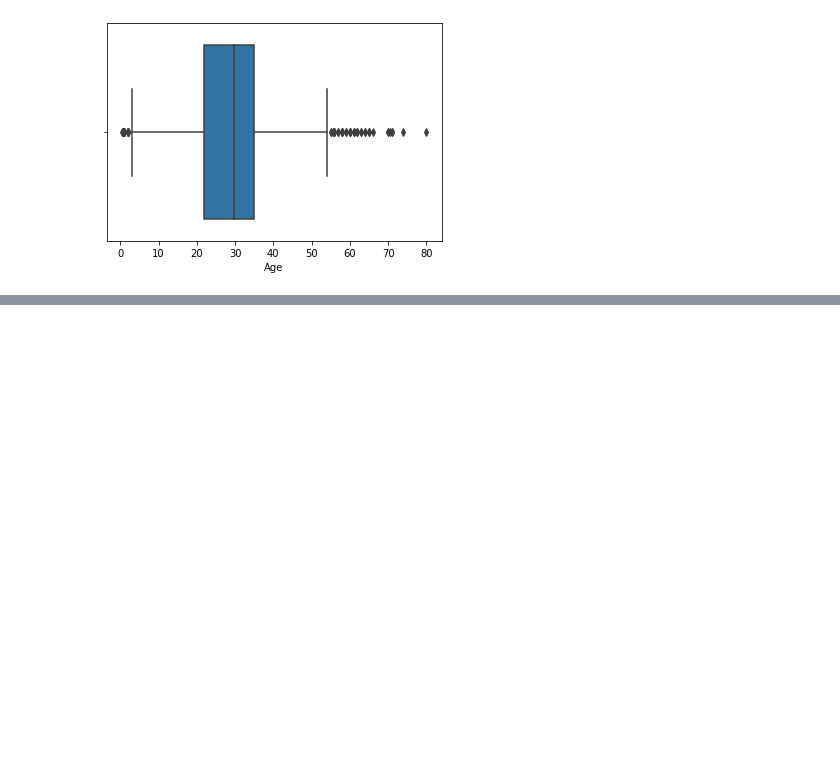
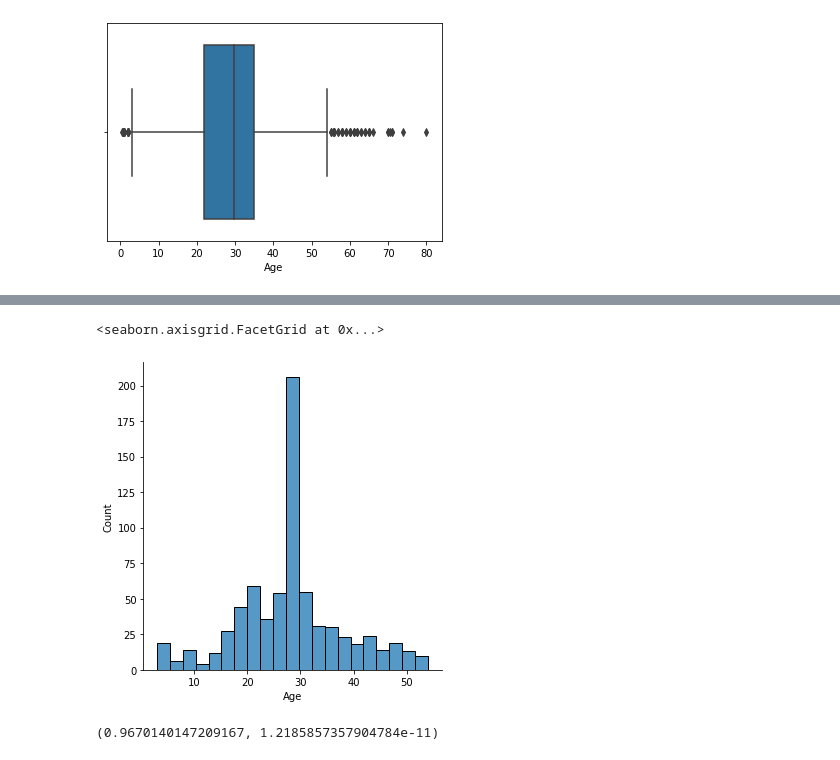
Before and after one commit to PashaIanko/Kaggle.Titanic, a Jupyter notebook: Main.ipynb, the cells around one changed output, grey strips where cells are left out. Drawn from its saved outputs; the diff is of its cells as text; code cells hidden in the pictures; blank space fills up the shorter version.

```diff
--- a/Main.ipynb
+++ b/Main.ipynb
@@ -214,0 +242,9 @@ Index(['PassengerId', 'Survived', 'Pclass', 'Sex', 'Age', 'SibSp', 'Parch',
+# %%
+sns.displot(train, x='Age')
+# %% [output]
+<seaborn.axisgrid.FacetGrid at 0x...>
+[figure, added]
+# %%
+shapiro(train['Age'].values)
+# %% [output]
+(0.9670140147209167, 1.2185857357904784e-11)
```
Also changed, not shown: parts of 39 cells of this notebook.
